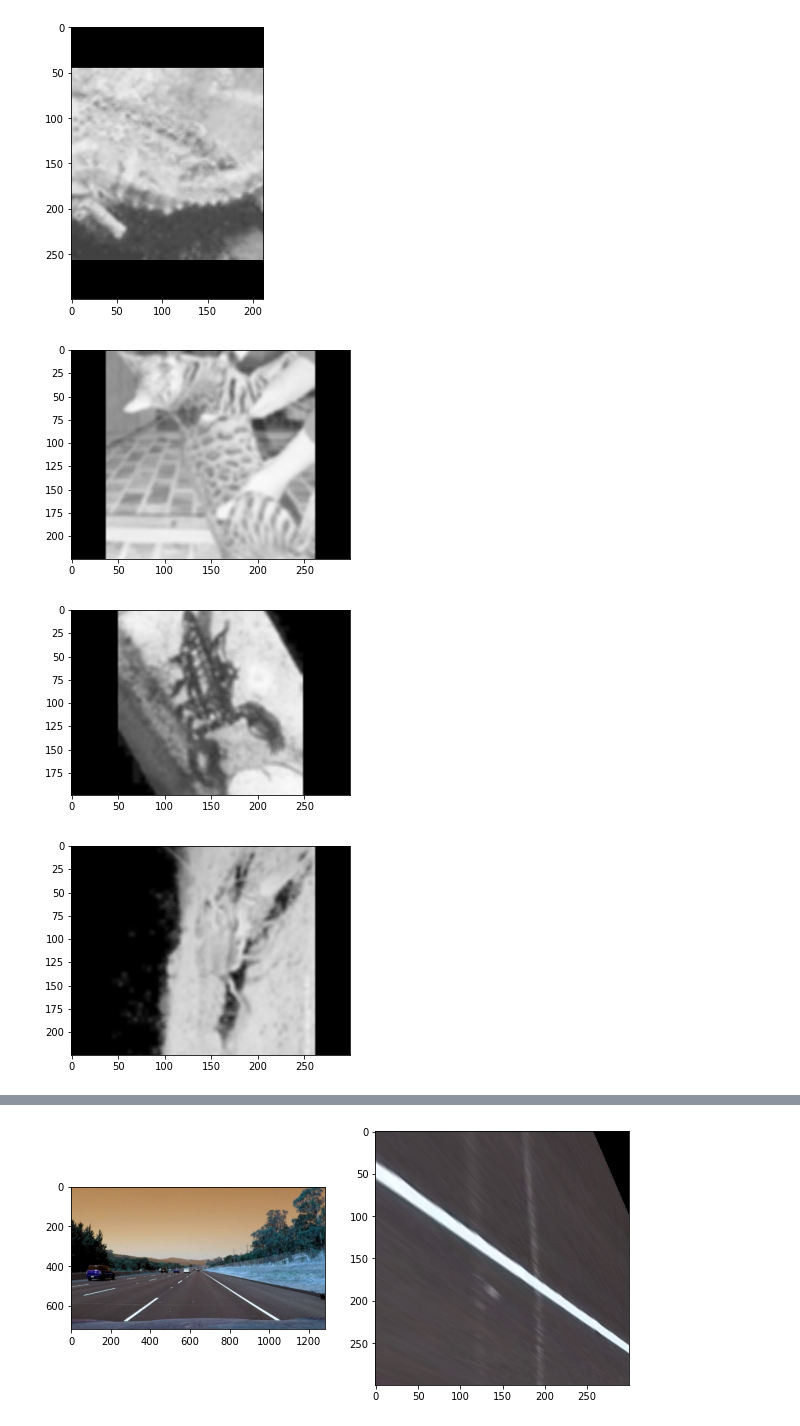
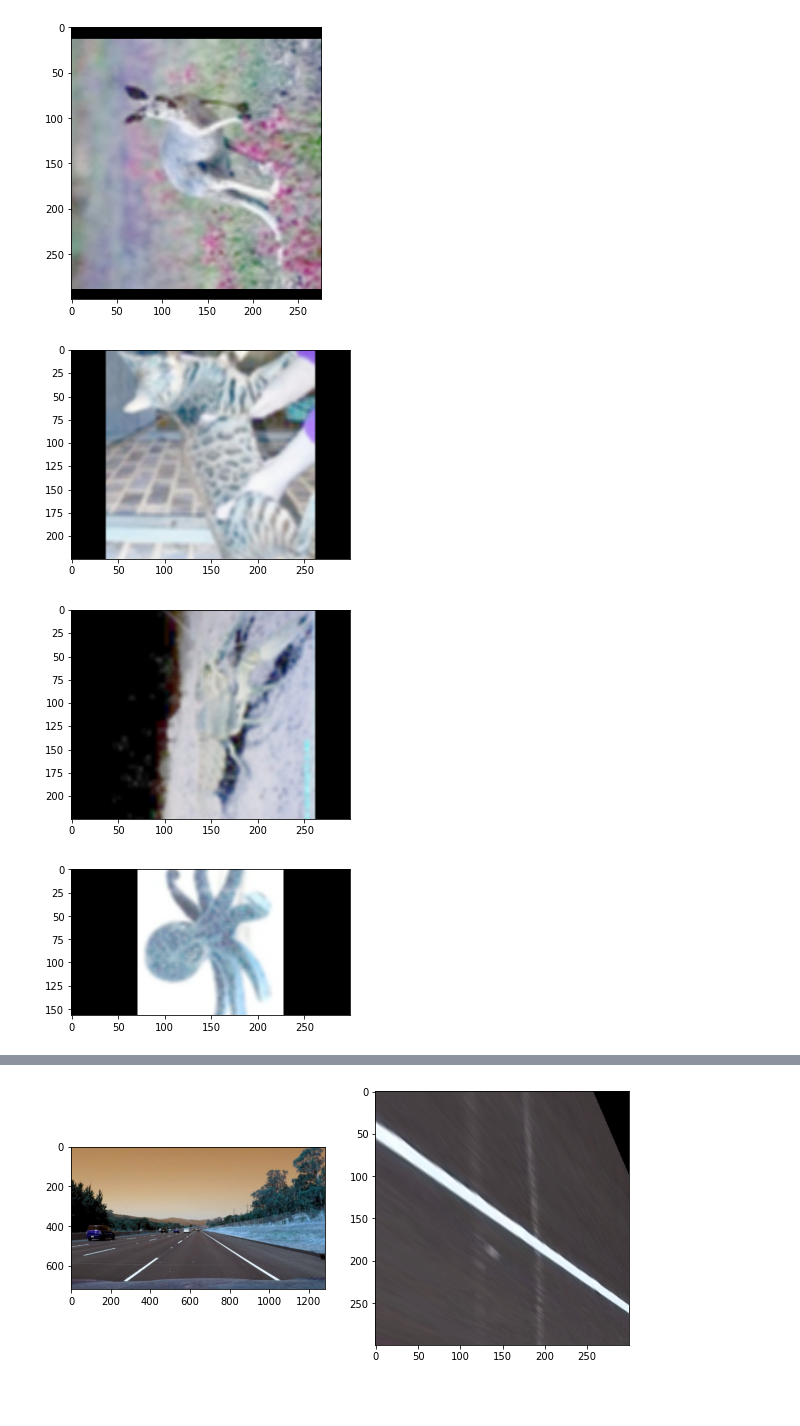
Before and after one commit to Kolya-Bilyk/lab, a Jupyter notebook: Kolya_Bilyk_lab4.ipynb, the cells around one changed output, grey strips where cells are left out. Saved outputs shown, nothing was run; the diff lists cells and outputs as text; code cells hidden in the pictures; blank space fills up the shorter version.

```diff
--- a/Kolya_Bilyk_lab4.ipynb
+++ b/Kolya_Bilyk_lab4.ipynb
@@ -3,33 +3,33 @@
 # %%
 import cv2
 import numpy as np
 import matplotlib.pyplot as plt
 import os
 
-img_list = os.listdir("./assignment/dataset/img")
+img_list = os.listdir("assignment/dataset")
 
 def data_augmentation(img, inv, gam, z, inver, mov):
   width = img.shape[1];
   height = img.shape[0]
   if (inv == 1):
     img = np.iinfo('uint8').max - 1 - img
   img = 1 * np.power(img, gam)
   img = (img / np.max(img)*255).astype(np.uint8)
   kernel = np.ones((z,z),np.float32) / (z * z)
   img  = cv2.filter2D(img, -1, kernel)
   M = cv2.getRotationMatrix2D((width/2, height/2), inver, 1)
   img = cv2.warpAffine(img, M, (width, height))
   if (mov!= 0) :
     M_mov = np.float32(mov)
     img = cv2.warpAffine(img, M_mov, (width, height))
   return img
 
 for i in range(0,len(img_list)-1):
-  img = cv2.imread("./assignment/dataset/img/"+img_list[i-1], cv2.IMREAD_GRAYSCALE)
+  img = cv2.imread("assignment/dataset/"+img_list[i-1], cv2.IMREAD_COLOR)
   plt.figure(figsize=(5,5))
   plt.imshow(data_augmentation(img,0,0.4,5,90,0), cmap='gray', vmin = 0, vmax = 255);
 # %% [output]
-[figure, old version]
+[figure, new version]
-[figure, old version]
+[figure, new version]
-[figure, old version]
+[figure, new version]
-[figure, old version]
+[figure, new version]
```
Also changed, not shown: parts of 1 cell of this notebook.
